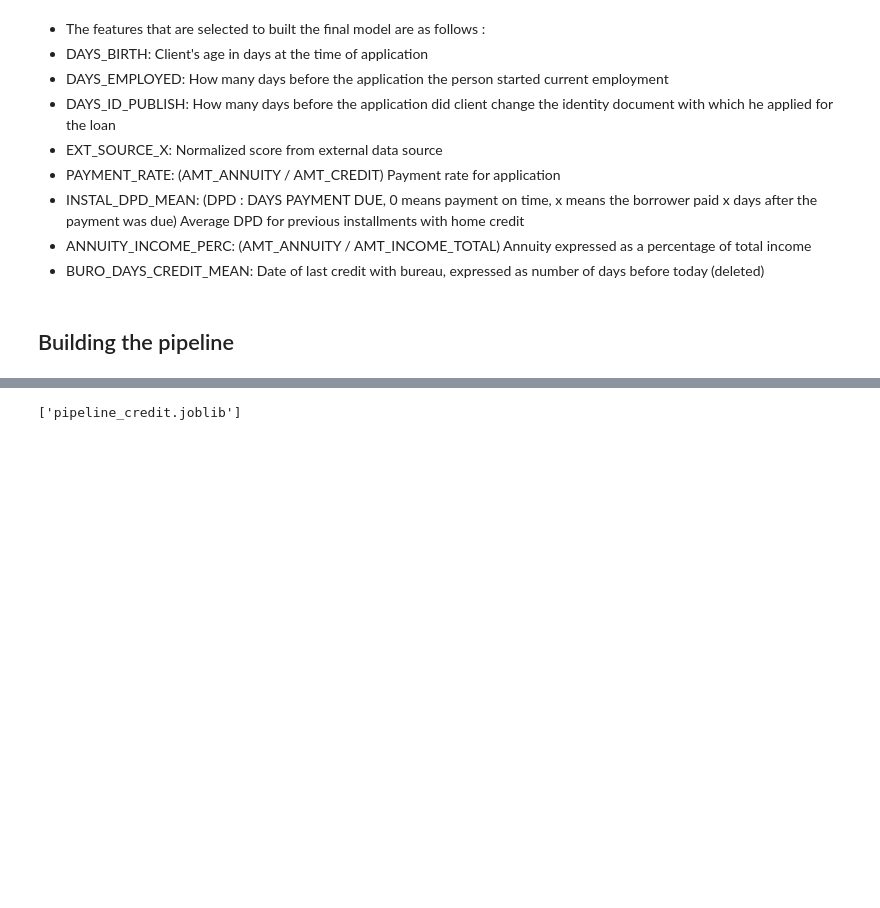
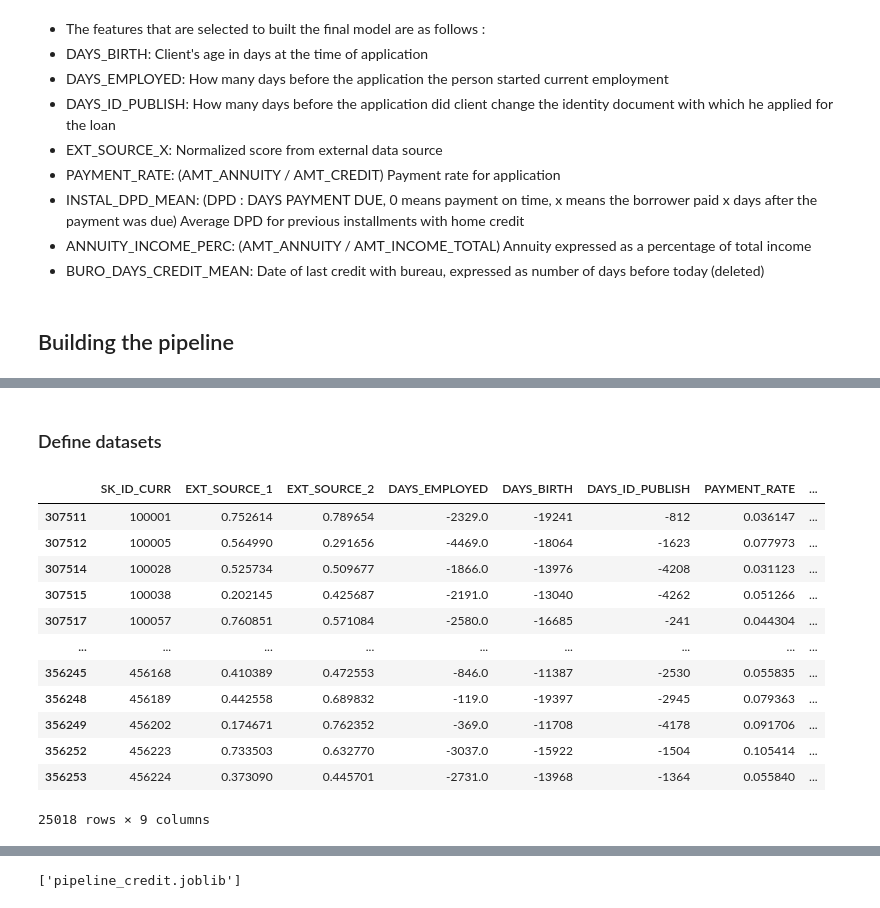
Before and after one commit to Nihal-EF/Dashboard, a Jupyter notebook: scoring.ipynb, the cells around one changed output, grey strips where cells are left out. Drawn from its saved outputs; the diff is of its cells as text; code cells hidden in the pictures; blank space fills up the shorter version.

```diff
--- a/scoring.ipynb
+++ b/scoring.ipynb
@@ -776,0 +1075,2 @@ credit unworthy       0.16      0.68      0.26     24825
+# %% [markdown]
+### Define datasets
@@ -776,0 +1082,16 @@ credit unworthy       0.16      0.68      0.26     24825
+# %%
+test_df_dropna
+# %% [output]
+|  | SK_ID_CURR | EXT_SOURCE_1 | EXT_SOURCE_2 | DAYS_EMPLOYED | DAYS_BIRTH | DAYS_ID_PUBLISH | PAYMENT_RATE | ... |
+| 307511 | 100001 | 0.752614 | 0.789654 | -2329.0 | -19241 | -812 | 0.036147 | ... |
+| 307512 | 100005 | 0.564990 | 0.291656 | -4469.0 | -18064 | -1623 | 0.077973 | ... |
+| 307514 | 100028 | 0.525734 | 0.509677 | -1866.0 | -13976 | -4208 | 0.031123 | ... |
+| 307515 | 100038 | 0.202145 | 0.425687 | -2191.0 | -13040 | -4262 | 0.051266 | ... |
+| 307517 | 100057 | 0.760851 | 0.571084 | -2580.0 | -16685 | -241 | 0.044304 | ... |
+| ... | ... | ... | ... | ... | ... | ... | ... | ... |
+| 356245 | 456168 | 0.410389 | 0.472553 | -846.0 | -11387 | -2530 | 0.055835 | ... |
+| 356248 | 456189 | 0.442558 | 0.689832 | -119.0 | -19397 | -2945 | 0.079363 | ... |
+| 356249 | 456202 | 0.174671 | 0.762352 | -369.0 | -11708 | -4178 | 0.091706 | ... |
+| 356252 | 456223 | 0.733503 | 0.632770 | -3037.0 | -15922 | -1504 | 0.105414 | ... |
+| 356253 | 456224 | 0.373090 | 0.445701 | -2731.0 | -13968 | -1364 | 0.055840 | ... |
+25018 rows × 9 columns
```
Also changed, not shown: parts of 65 cells of this notebook.
